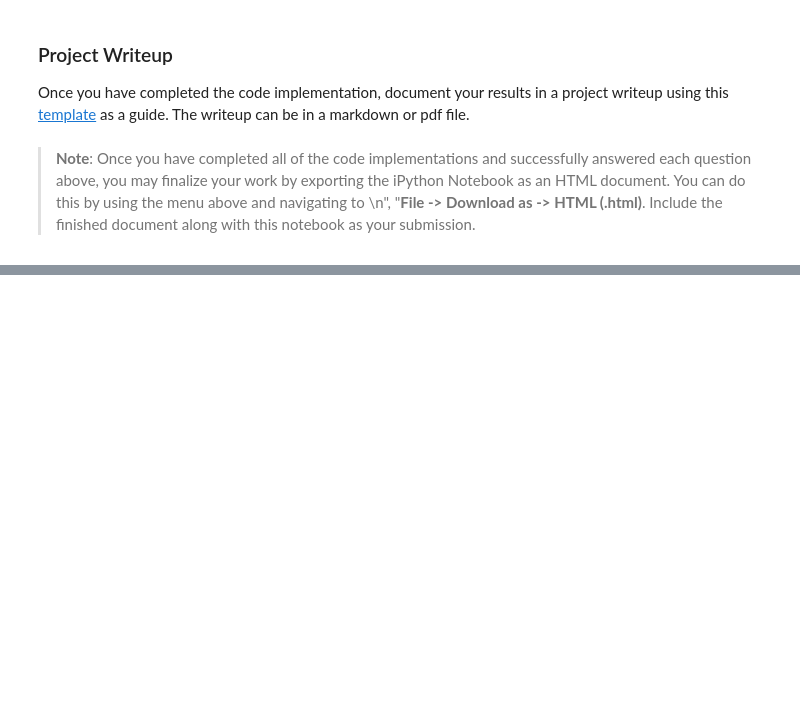
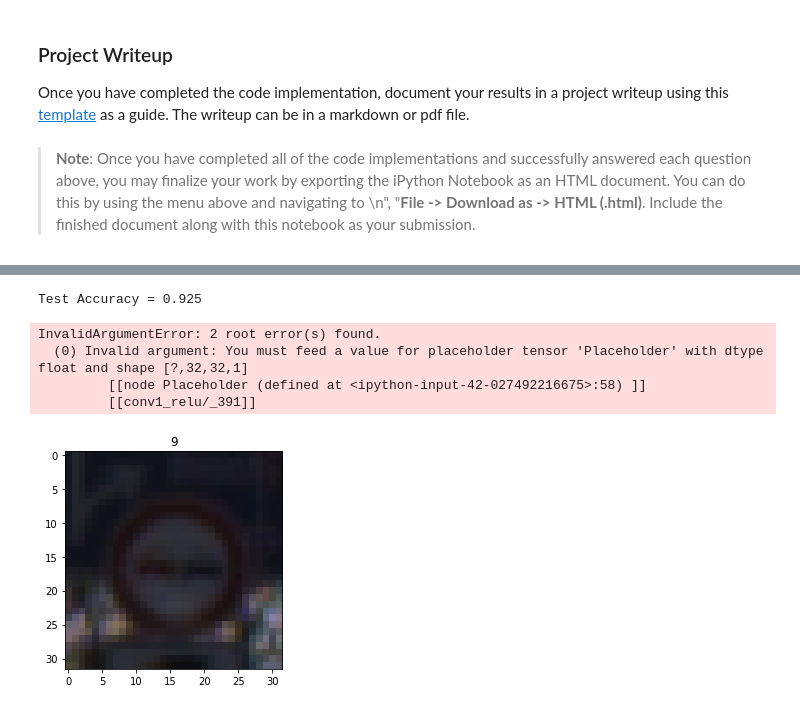
Before and after one commit to DmitriySemenov/SDCE_Project3_Traffic_Sign_Classifier, a Jupyter notebook: Traffic_Sign_Classifier.ipynb, the cells around one changed output, grey strips where cells are left out. Drawn from its saved outputs; the diff is of its cells as text; code cells hidden in the pictures; blank space fills up the shorter version.

```diff
--- a/Traffic_Sign_Classifier.ipynb
+++ b/Traffic_Sign_Classifier.ipynb
@@ -181,3 +357,25 @@ sets imply underfitting. A high accuracy on the training set but low accuracy on
 ### Once a final model architecture is selected,
 ### the accuracy on the test set should be calculated and reported as well.
 ### Feel free to use as many code cells as needed.
+
+with tf.Session() as sess:
+    sess.run(tf.global_variables_initializer())
+    num_examples = len(X_train_n)
+
+    print("Training...")
+    print()
+    for i in range(EPOCHS):
+        X_train_n, y_train = shuffle(X_train_n, y_train)
+        # Train
+        for offset in range(0, num_examples, BATCH_SIZE):
+            end = offset + BATCH_SIZE
+            batch_x, batch_y = X_train_n[offset:end], y_train[offset:end]
+            sess.run(training_operation, feed_dict={x: batch_x, y: batch_y})
+
+        validation_accuracy = evaluate(X_valid_n, y_valid)
+        print("EPOCH {} ...".format(i+1))
+        print("Validation Accuracy = {:.3f}".format(validation_accuracy))
+        print()
+
+    saver.save(sess, './lenet')
+    print("Model saved")
@@ -277,29 +493,57 @@ For an example of what feature map outputs look like, check out NVIDIA's results
 # %%
 ### Visualize your network's feature maps here.
 ### Feel free to use as many code cells as needed.
 
 # image_input: the test image being fed into the network to produce the feature maps
 # tf_activation: should be a tf variable name used during your training procedure that represents the calculated state of a specific weight layer
 # activation_min/max: can be used to view the activation contrast in more detail, by default matplot sets min and max to the actual min and max values of the output
 # plt_num: used to plot out multiple different weight feature map sets on the same block, just extend the plt number for each new feature map entry
 
 def outputFeatureMap(image_input, tf_activation, activation_min=-1, activation_max=-1 ,plt_num=1):
     # Here make sure to preprocess your image_input in a way your network expects
     # with size, normalization, ect if needed
     # image_input =
     # Note: x should be the same name as your network's tensorflow data placeholder variable
     # If you get an error tf_activation is not defined it may be having trouble accessing the variable from inside a function
     activation = tf_activation.eval(session=sess,feed_dict={x : image_input})
     featuremaps = activation.shape[3]
     plt.figure(plt_num, figsize=(15,15))
     for featuremap in range(featuremaps):
         plt.subplot(6,8, featuremap+1) # sets the number of feature maps to show on each row and column
         plt.title('FeatureMap ' + str(featuremap)) # displays the feature map number
         if activation_min != -1 & activation_max != -1:
             plt.imshow(activation[0,:,:, featuremap], interpolation="nearest", vmin =activation_min, vmax=activation_max, cmap="gray")
         elif activation_max != -1:
             plt.imshow(activation[0,:,:, featuremap], interpolation="nearest", vmax=activation_max, cmap="gray")
         elif activation_min !=-1:
             plt.imshow(activation[0,:,:, featuremap], interpolation="nearest", vmin=activation_min, cmap="gray")
         else:
             plt.imshow(activation[0,:,:, featuremap], interpolation="nearest", cmap="gray")
+
+with tf.Session() as sess:
+    saver.restore(sess, tf.train.latest_checkpoint('.'))
+
+    test_accuracy = evaluate(X_test_n, y_test)
+    print("Test Accuracy = {:.3f}".format(test_accuracy))
+
+    #print([tensor.name for tensor in tf.get_default_graph().as_graph_def().node])
+    img_num = random.randrange(n_test)
+    plt.imshow(X_test[img_num])
+    plt.title(y_test[img_num])
+
+    tens1 = sess.graph.get_tensor_by_name('conv1_relu:0')
+    tens2 = sess.graph.get_tensor_by_name('conv1_pool:0')
+    tens3 = sess.graph.get_tensor_by_name('conv2_relu:0')
+    tens4 = sess.graph.get_tensor_by_name('conv2_pool:0')
+
+    outputFeatureMap(X_test_n[img_num:img_num+1], tf_activation = tens1, plt_num = 1)
+    outputFeatureMap(X_test_n[img_num:img_num+1], tf_activation = tens2, plt_num = 2)
+    outputFeatureMap(X_test_n[img_num:img_num+1], tf_activation = tens3, plt_num = 3)
+    outputFeatureMap(X_test_n[img_num:img_num+1], tf_activation = tens4, plt_num = 4)
+# %% [output]
+Test Accuracy = 0.925
+InvalidArgumentError: 2 root error(s) found.
+  (0) Invalid argument: You must feed a value for placeholder tensor 'Placeholder' with dtype float and shape [?,32,32,1]
+         [[node Placeholder (defined at <ipython-input-42-027492216675>:58) ]]
+         [[conv1_relu/_391]]
+[figure, added]
```
Also changed, not shown: parts of 10 cells of this notebook.
